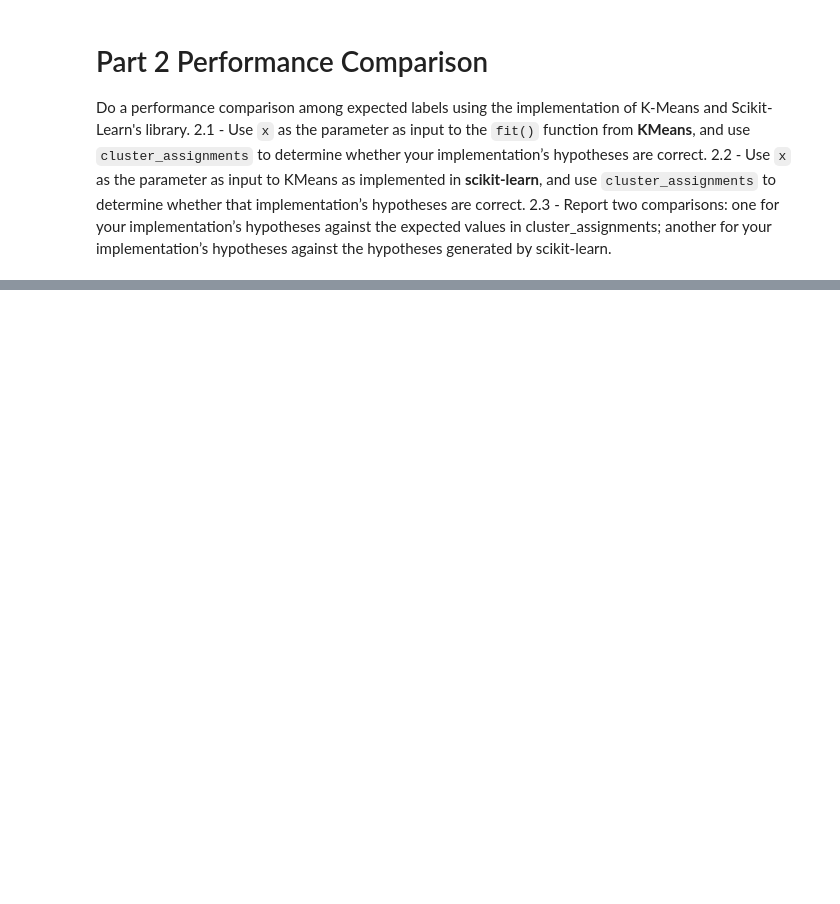
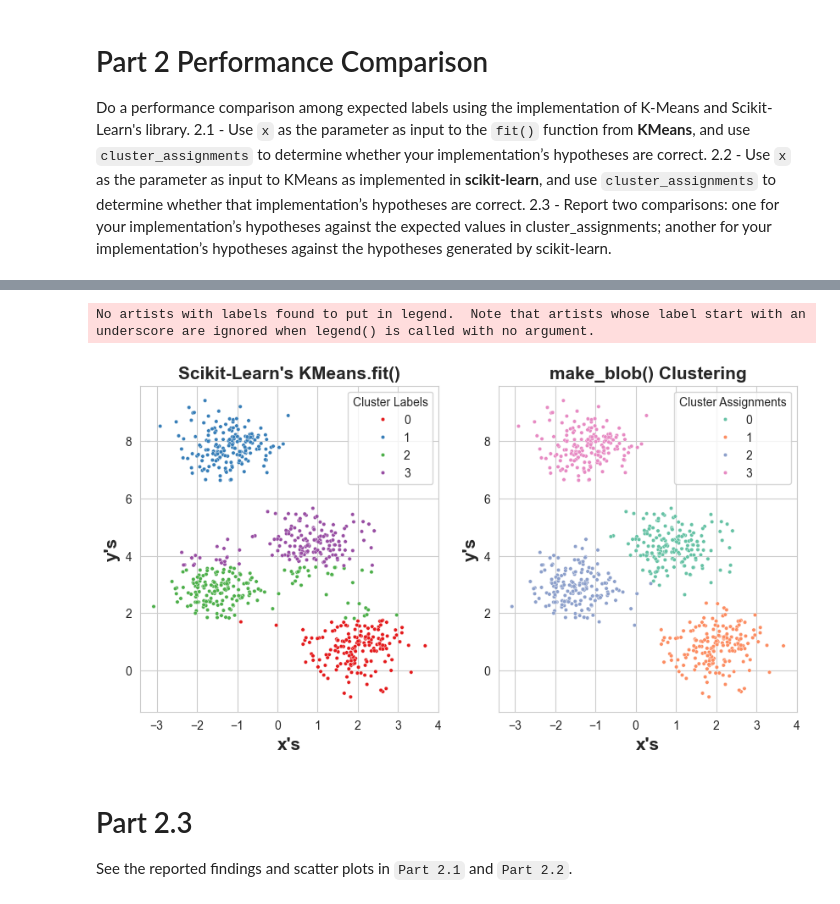
Before and after one commit to USFCA-CS663-Spring2024/kmeans-jaambat, a Jupyter notebook: Assignment 2 - Clustering.ipynb, the cells around one changed output, grey strips where cells are left out. Saved outputs shown, nothing was run; the diff lists cells and outputs as text; code cells hidden in the pictures; blank space fills up the shorter version.

Commit message:
Completed Part2

```diff
--- a/Assignment 2 - Clustering.ipynb
+++ b/Assignment 2 - Clustering.ipynb
@@ -93,0 +104,46 @@ k_means.plot_clustered_instances(instances=x,
+# %%
+# Part 2.2 Calculations
+from sklearn.cluster import KMeans
+import seaborn as sns
+import numpy as np
+
+k_means = KMeans(n_clusters=4, max_iter=200, tol=0.0001)
+
+x_data_frame = pd.DataFrame(x)
+x_data_frame.columns =["x", "y"]
+k_means.fit(X=x_data_frame.iloc[:,1:])
+
+# Get the labels of the cluster assignment from scikit-learn's Kmeans
+cluster_labels = k_means.labels_
+
+# Put the labels into the x_data_frame
+x_data_frame["Cluster Labels"] = cluster_labels
+
+# Plot the x_data_frame alongside the make_blob()'s cluster assignment
+figures, axes = plt.subplots(nrows=1, ncols=2, figsize=(10, 5))
+
+# Plot the x_data_frame on the first axis
+sns.scatterplot(data=x_data_frame, x="x", y="y", s=10, hue="Cluster Labels", palette="Set1", ax=axes[0])
+axes[0].set_title("Scikit-Learn's KMeans.fit()", fontweight="bold", fontsize=15)
+axes[0].set_xlabel("x's", fontweight="bold", fontsize=15)
+axes[0].set_ylabel("y's", fontweight="bold", fontsize=15)
+plt.legend(title="Cluster Labels")
+
+# Plot the make_blob's cluster assignments in axis 2
+if type(cluster_assignments) is numpy.ndarray:
+    cluster_assignments = cluster_assignments.tolist()
+
+x_data_frame["make_blob() Cluster Assignments"] = cluster_assignments
+sns.scatterplot(data=x_data_frame, x="x", y="y", s=10, hue="make_blob() Cluster Assignments", palette="Set2", ax=axes[1])
+axes[1].set_title("make_blob() Clustering", fontweight="bold", fontsize=15)
+axes[1].set_xlabel("x's", fontweight="bold", fontsize=15)
+axes[1].set_ylabel("y's", fontweight="bold", fontsize=15)
+plt.legend(title="Cluster Assignments")
+
+plt.show()
+# %% [output]
+No artists with labels found to put in legend.  Note that artists whose label start with an underscore are ignored when legend() is called with no argument.
+[figure, added]
+# %% [markdown]
+# Part 2.3
+See the reported findings and scatter plots in `Part 2.1` and `Part 2.2`.
```
Also changed, not shown: parts of 4 cells of this notebook, 1 other file.
